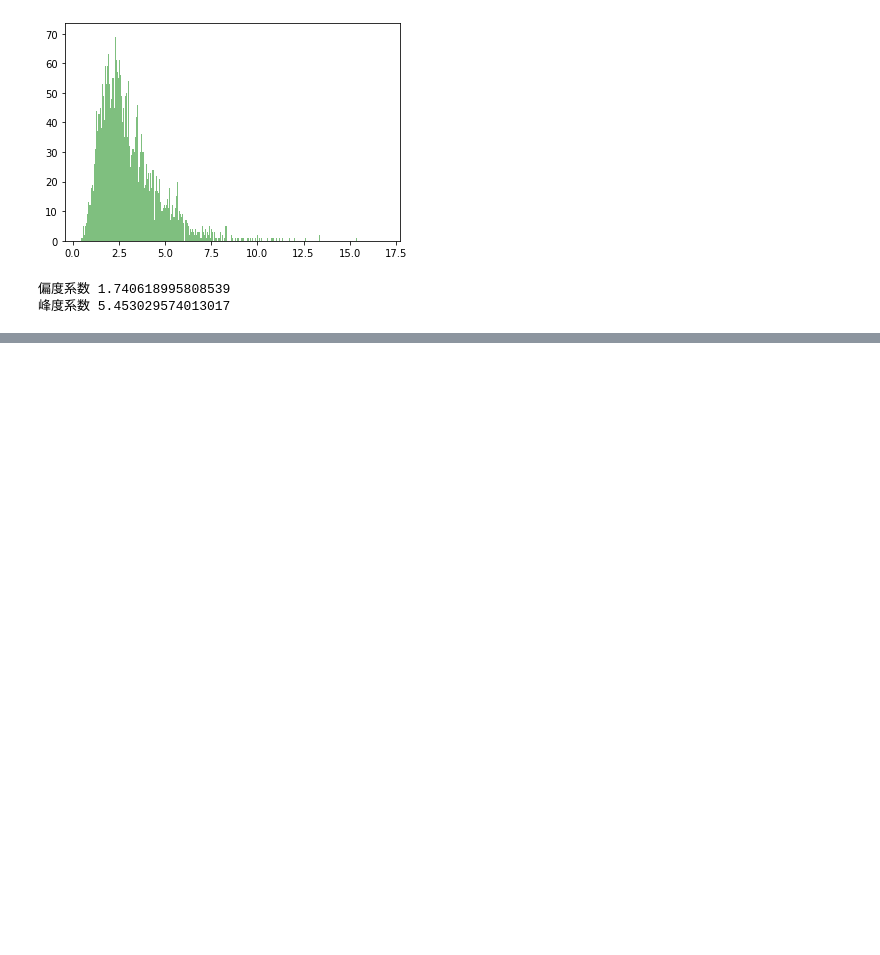
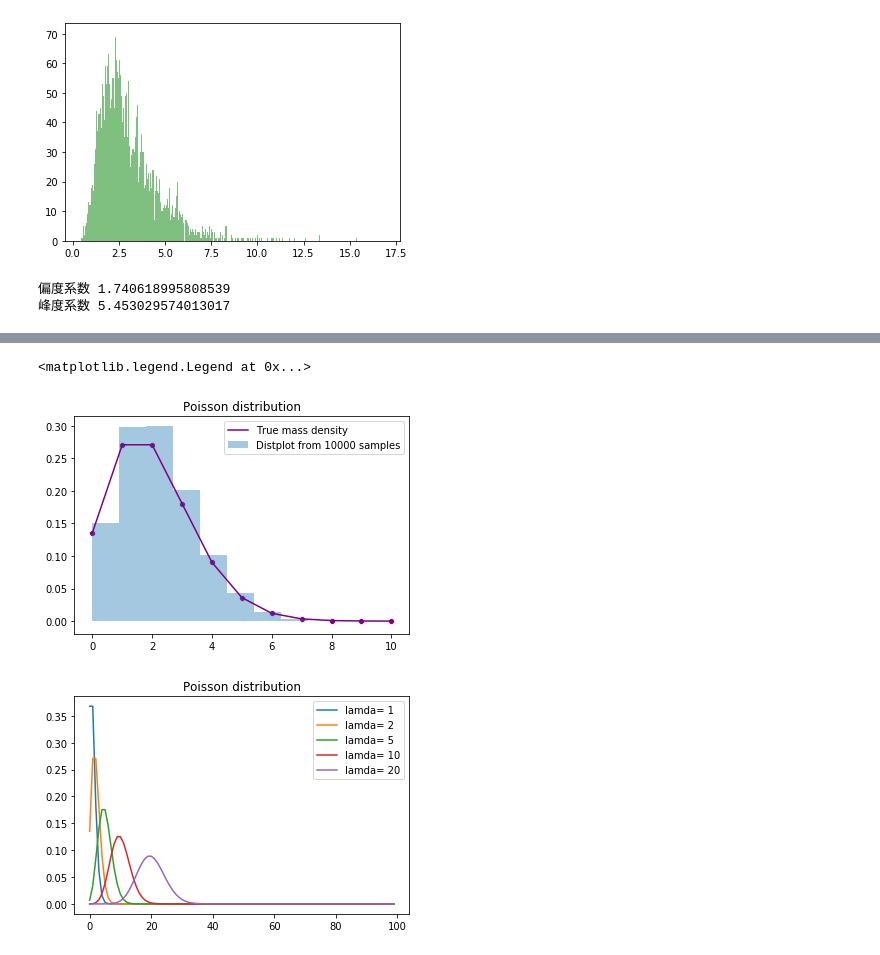
Before and after one commit to ZLFlyApple/DW-Teamlearning-note, a Jupyter notebook: 概率统计学习.ipynb, the cells around one changed output, grey strips where cells are left out. Saved outputs shown, nothing was run; the diff lists cells and outputs as text; code cells hidden in the pictures; blank space fills up the shorter version.

```diff
--- a/概率统计学习.ipynb
+++ b/概率统计学习.ipynb
@@ -231,0 +335,31 @@ print('峰度系数',s.kurt())
+# %%
+# 泊松分布
+#比较λ=2的泊松分布的真实概率质量和10000次随机抽样的结果
+
+from scipy import stats
+import matplotlib.pyplot as plt
+import seaborn as sns
+x=range(11)
+t= stats.poisson.rvs(2,size=10000)
+p=stats.poisson.pmf(x, 2)
+
+fig, ax = plt.subplots(1, 1)
+sns.distplot(t,bins=10,hist_kws={'density':True}, kde=False,label = 'Distplot from 10000 samples')
+sns.scatterplot(x,p,color='purple')
+sns.lineplot(x,p,color='purple',label='True mass density')
+plt.title('Poisson distribution')
+plt.legend()
+
+
+#比较不同参数λ对应的概率质量函数，可以验证随着参数增大，泊松分布开始逐渐变得对称，分布也越来越均匀，趋近于正态分布
+x=range(100)
+fig, ax = plt.subplots()
+for  lam in [1,2,5,10,20] :
+        p=stats.poisson.pmf(x, lam)
+        sns.lineplot(x,p,label='lamda= '+ str(lam))
+plt.title('Poisson distribution')
+plt.legend()
+# %% [output]
+<matplotlib.legend.Legend at 0x...>
+[figure, added]
+[figure, added]
```
Also changed, not shown: parts of 23 cells of this notebook.
